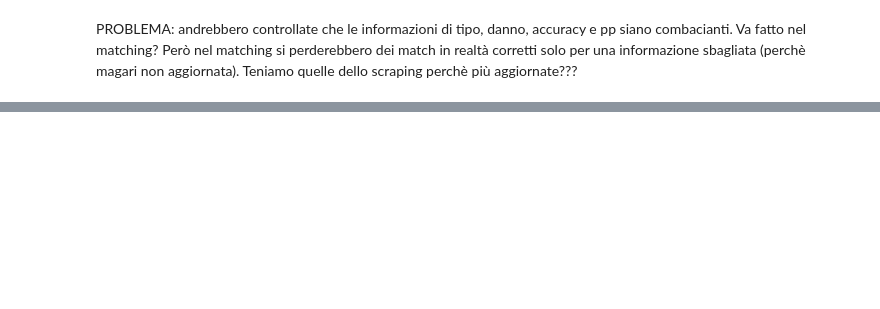
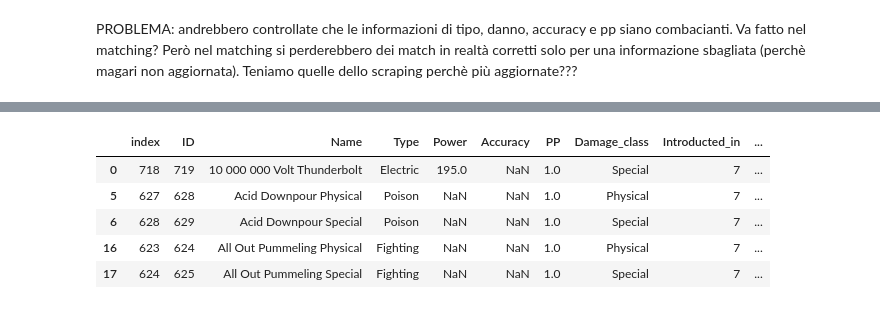
Before and after one commit to giocoal/competitive-pokemon-graph-database, a Jupyter notebook: Integrazione.ipynb, the cells around one changed output, grey strips where cells are left out. Cells and saved outputs as stored; diff of their text form; code cells hidden in the pictures; blank space fills up the shorter version.

```diff
--- a/Integrazione.ipynb
+++ b/Integrazione.ipynb
@@ -1056,0 +1153,3 @@ PROBLEMA: andrebbero controllate che le informazioni di tipo, danno, accuracy e
+# %%
+intersection_moves_scrap = np.intersect1d(moves_complete['Name'], moves_scrap['Name'])
+moves_scrap_unmatch = moves_scrap.loc[~moves_scrap['Name'].isin(intersection_moves_scrap),:]
@@ -1056,0 +1165,12 @@ PROBLEMA: andrebbero controllate che le informazioni di tipo, danno, accuracy e
+# %%
+intersection_moves_api = np.intersect1d(moves_complete['Name'], moves_api['Name'])
+moves_api_unmatch = moves_api.loc[~moves_api['Name'].isin(intersection_moves_scrap),:]
+# %%
+moves_api_unmatch.head()
+# %% [output]
+|  | index | ID | Name | Type | Power | Accuracy | PP | Damage_class | Introducted_in | ... |
+| 0 | 718 | 719 | 10 000 000 Volt Thunderbolt | Electric | 195.0 | NaN | 1.0 | Special | 7 | ... |
+| 5 | 627 | 628 | Acid Downpour Physical | Poison | NaN | NaN | 1.0 | Physical | 7 | ... |
+| 6 | 628 | 629 | Acid Downpour Special | Poison | NaN | NaN | 1.0 | Special | 7 | ... |
+| 16 | 623 | 624 | All Out Pummeling Physical | Fighting | NaN | NaN | 1.0 | Physical | 7 | ... |
+| 17 | 624 | 625 | All Out Pummeling Special | Fighting | NaN | NaN | 1.0 | Special | 7 | ... |
```
Also changed, not shown: parts of 41 cells of this notebook, 7 other files.
